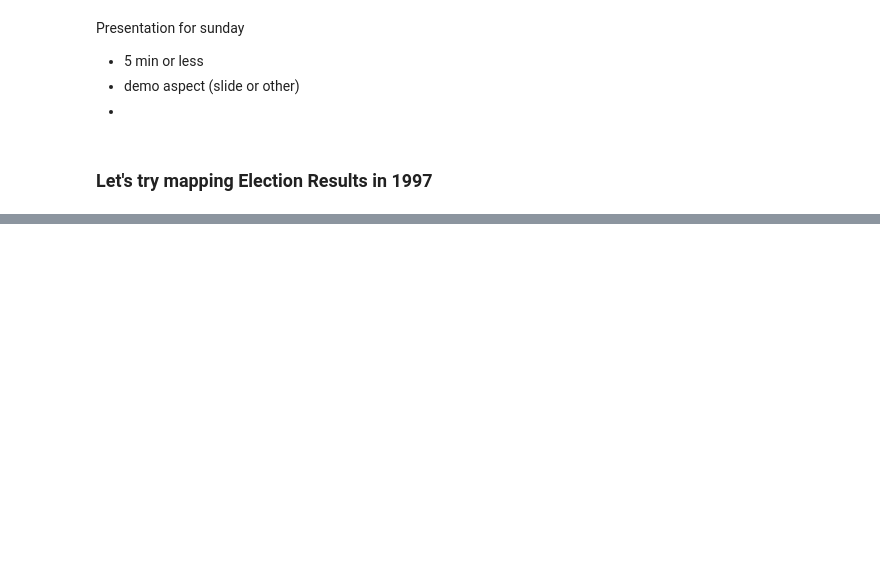
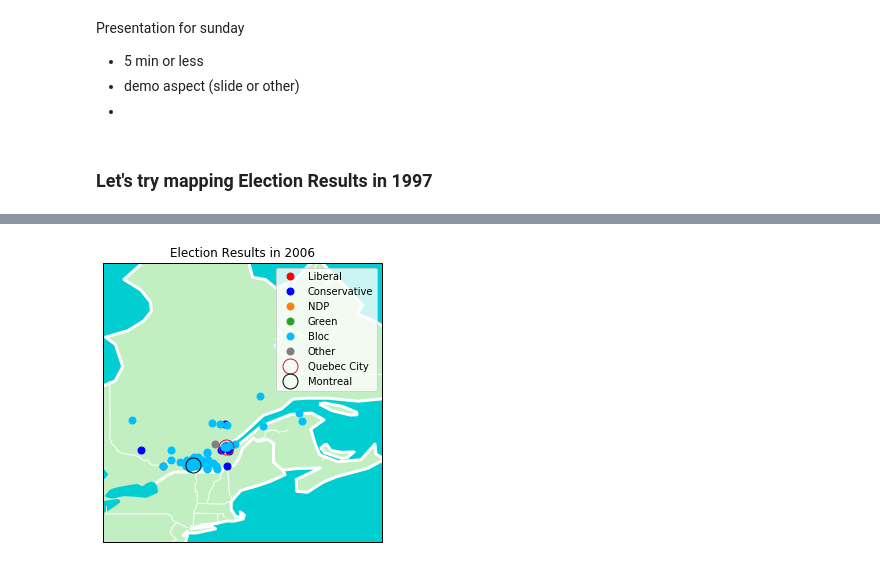
Before and after one commit to zpleunis/ai_climate_hackathon, a Jupyter notebook: map-visualization.ipynb, the cells around one changed output, grey strips where cells are left out. Saved outputs shown, nothing was run; the diff lists cells and outputs as text; code cells hidden in the pictures; blank space fills up the shorter version.

```diff
--- a/map-visualization.ipynb
+++ b/map-visualization.ipynb
@@ -187,0 +289,60 @@ plt.ylim(44, 44+15)
+# %%
+dfq2006 = dfqUnique[dfqUnique['Election Date'].str.contains('2006')]
+elected = []
+for row in dfq2006['Results']:
+    elected.append(np.argmax(row))
+
+dfq2006['elected'] = elected
+
+# divide winning parties
+dfq2006_0 = dfq2006[dfq2006['elected']==0]
+dfq2006_1 = dfq2006[dfq2006['elected']==1]
+dfq2006_2 = dfq2006[dfq2006['elected']==2]
+dfq2006_3 = dfq2006[dfq2006['elected']==3]
+dfq2006_4 = dfq2006[dfq2006['elected']==4]
+dfq2006_5 = dfq2006[dfq2006['elected']==5]
+
+lat_0, lon_0 = dfq2006_0['lat'].values, dfq2006_0['lon'].values
+lat_1, lon_1 = dfq2006_1['lat'].values, dfq2006_1['lon'].values
+lat_2, lon_2 = dfq2006_2['lat'].values, dfq2006_2['lon'].values
+lat_3, lon_3 = dfq2006_3['lat'].values, dfq2006_3['lon'].values
+lat_4, lon_4 = dfq2006_4['lat'].values, dfq2006_4['lon'].values
+lat_5, lon_5 = dfq2006_5['lat'].values, dfq2006_5['lon'].values
+
+fig = plt.figure(figsize=(5,10))
+ax  = fig.add_subplot(1, 1, 1,
+                     projection=ccrs.PlateCarree())
+ax.set_title('Election Results in 2006')
+ax.plot(lon_0, lat_0, '.', markersize=14,color='red', label='Liberal')
+ax.plot(lon_1, lat_1, '.', markersize=14,color='blue', label='Conservative')
+ax.plot(lon_2, lat_2, '.', markersize=14,color='C1', label='NDP')
+ax.plot(lon_3, lat_3, '.', markersize=14,color='C2', label='Green')
+ax.plot(lon_4, lat_4, '.', markersize=14,color='deepskyblue', label='Bloc')
+ax.plot(lon_5, lat_5, '.', markersize=14,color='gray', label='Other')
+#ax.stock_img()
+
+# Create a feature for States/Admin 1 regions at 1:50m from Natural Earth
+states_provinces = cfeature.NaturalEarthFeature(
+        category='cultural',
+        name='admin_1_states_provinces_lines',
+        scale='50m',
+        facecolor='none')
+ax.add_feature(cfeature.LAND, color='limegreen', alpha=0.3)
+ax.add_feature(cfeature.COASTLINE, edgecolor='white', linewidth=3)
+ax.add_feature(cfeature.BORDERS, edgecolor='white', linewidth=3)
+ax.add_feature(cfeature.OCEAN, color='darkturquoise')
+ax.add_feature(cfeature.LAKES, color='darkturquoise', edgecolor='white', linewidth=3)
+ax.add_feature(states_provinces, edgecolor='white')
+
+ax.plot(-71.2080, 46.8139,'o', markersize=15, fillstyle='none', color='crimson', label='Quebec City')
+ax.plot(-73.5673, 45.5017,'o', markersize=15, fillstyle='none', color='black', label='Montreal')
+#ax.text(46.8139, 71.2080° W'Quebec City')
+
+ax.set_xlim(-80,-60)
+ax.set_ylim(40,60)
+ax.legend(loc=1)
+fig.savefig('maps_results/election_results_2006.png',bbox_inches='tight')
+
+#dfq2006
+# %% [output]
+[figure, added]
```
Also changed, not shown: parts of 12 cells of this notebook, 11 other files.
